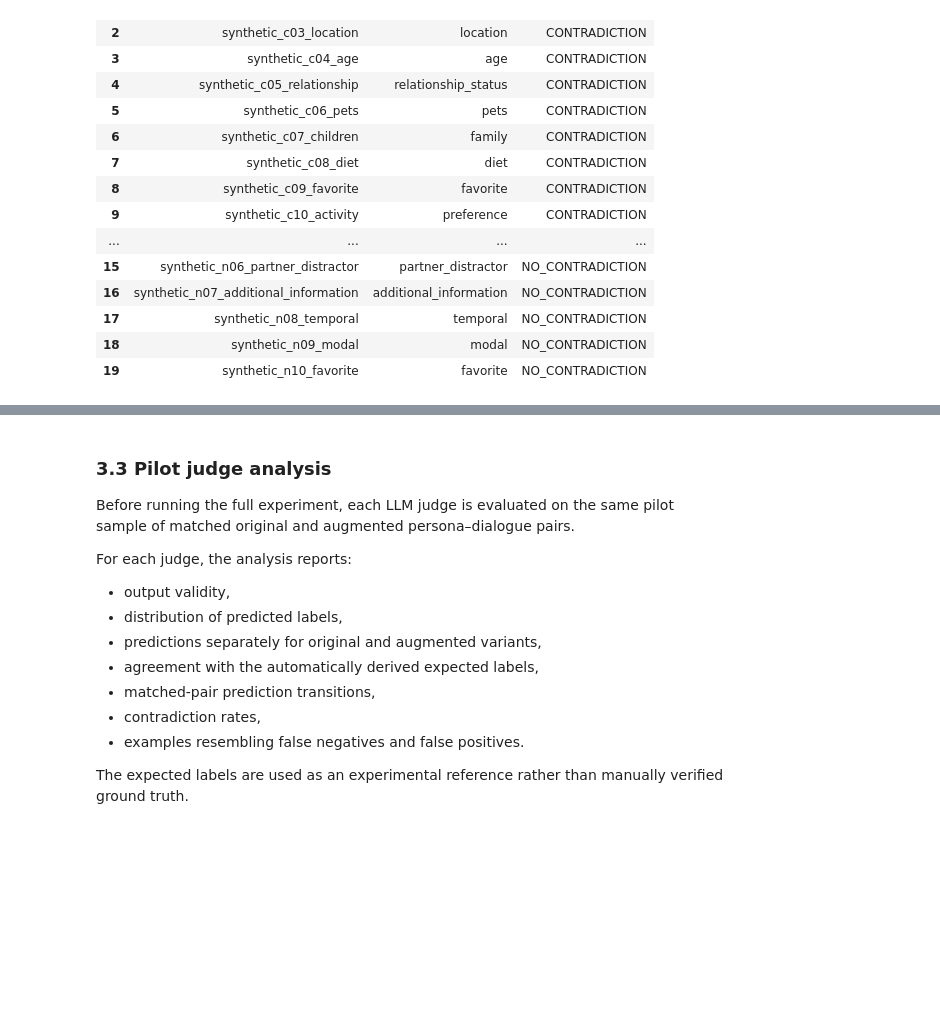
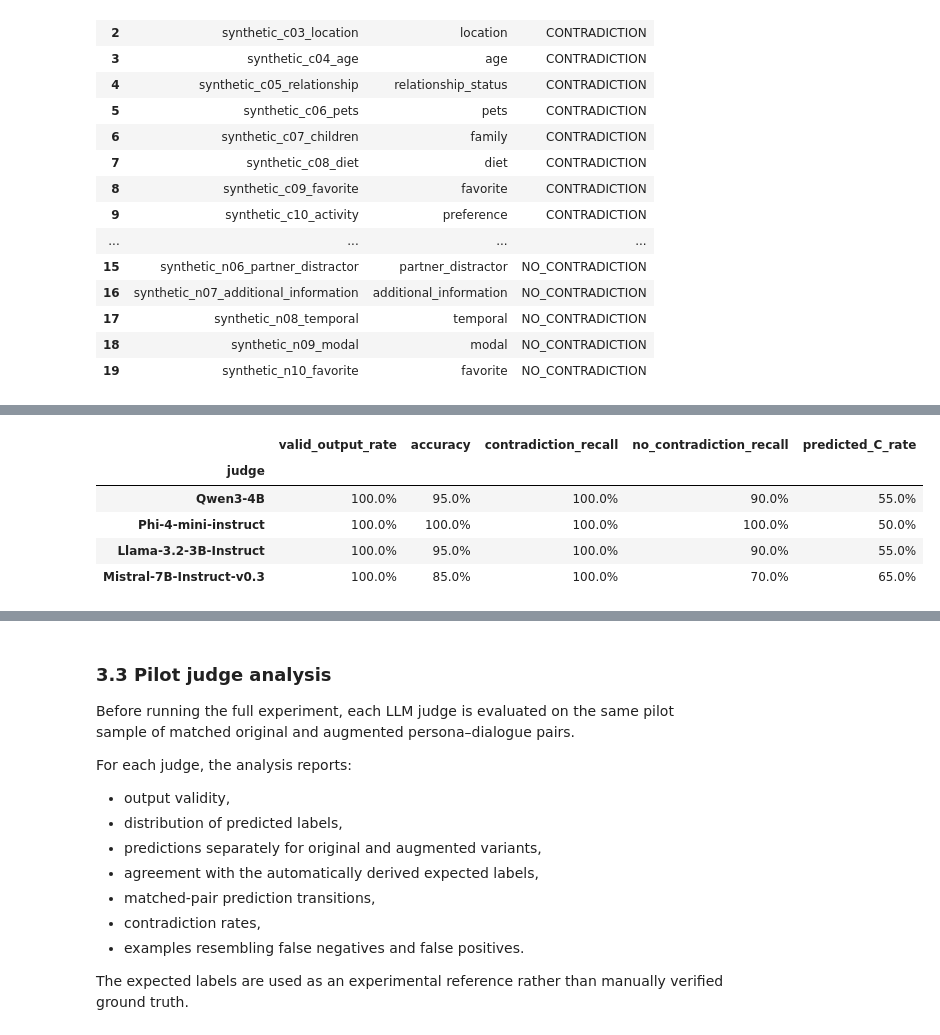
Before and after one commit to Maty228/LLM-Persona-judge-agreement, a Jupyter notebook: llm_judge_agreement.ipynb, the cells around one changed output, grey strips where cells are left out. Saved outputs shown, nothing was run; the diff lists cells and outputs as text; code cells hidden in the pictures; blank space fills up the shorter version.

Commit message:
Add evidence-only judge diagnostic

```diff
--- a/llm_judge_agreement.ipynb
+++ b/llm_judge_agreement.ipynb
@@ -1337,0 +1412,98 @@ Name: count, dtype: int64
+# %%
+def summarize_synthetic_judge(
+    judgments: pd.DataFrame,
+    model_id: str,
+) -> dict:
+    valid = judgments[
+        judgments[
+            "valid_output"
+        ]
+    ].copy()
+
+    valid[
+        "correct"
+    ] = (
+        valid[
+            "parsed_label_binary"
+        ]
+        == valid[
+            "expected_label_binary"
+        ]
+    )
+
+    contradiction_examples = (
+        valid[
+            valid[
+                "expected_label_binary"
+            ].eq(1)
+        ]
+    )
+
+    no_contradiction_examples = (
+        valid[
+            valid[
+                "expected_label_binary"
+            ].eq(0)
+        ]
+    )
+
+    return {
+        "judge": (
+            SYNTHETIC_JUDGE_CONFIGS[
+                model_id
+            ]["label"]
+        ),
+        "valid_output_rate": (
+            judgments[
+                "valid_output"
+            ].mean()
+        ),
+        "accuracy": (
+            valid[
+                "correct"
+            ].mean()
+        ),
+        "contradiction_recall": (
+            contradiction_examples[
+                "correct"
+            ].mean()
+        ),
+        "no_contradiction_recall": (
+            no_contradiction_examples[
+                "correct"
+            ].mean()
+        ),
+        "predicted_C_rate": (
+            valid[
+                "parsed_label_binary"
+            ].mean()
+        ),
+    }
+
+
+synthetic_summary = pd.DataFrame(
+    [
+        summarize_synthetic_judge(
+            judgments,
+            model_id,
+        )
+        for model_id, judgments
+        in synthetic_judges.items()
+    ]
+).set_index(
+    "judge"
+)
+
+
+display(
+    synthetic_summary.style.format(
+        "{:.1%}"
+    )
+)
+# %% [output]
+|  | valid_output_rate | accuracy | contradiction_recall | no_contradiction_recall | predicted_C_rate |
+| judge |  |  |  |  |  |
+| Qwen3-4B | 100.0% | 95.0% | 100.0% | 90.0% | 55.0% |
+| Phi-4-mini-instruct | 100.0% | 100.0% | 100.0% | 100.0% | 50.0% |
+| Llama-3.2-3B-Instruct | 100.0% | 95.0% | 100.0% | 90.0% | 55.0% |
+| Mistral-7B-Instruct-v0.3 | 100.0% | 85.0% | 100.0% | 70.0% | 65.0% |
```
Also changed, not shown: parts of 13 cells of this notebook, 1 other file.
